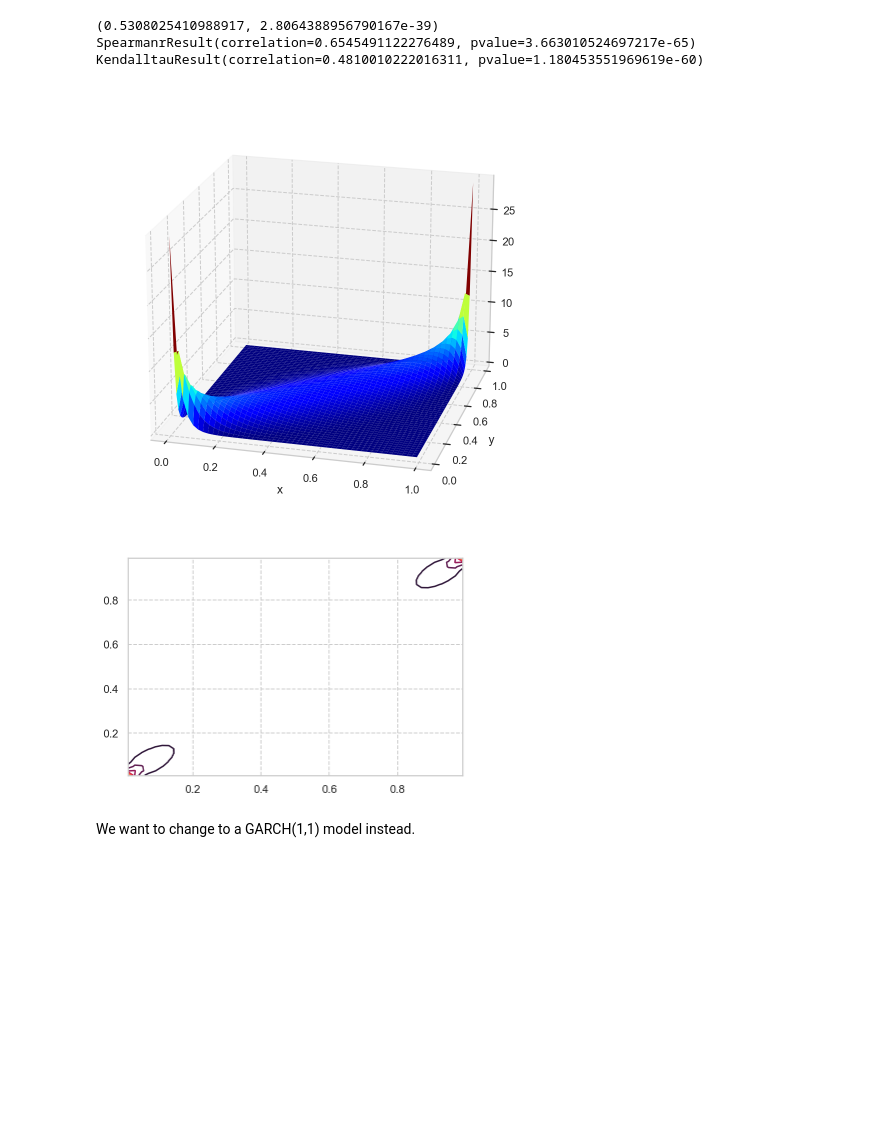
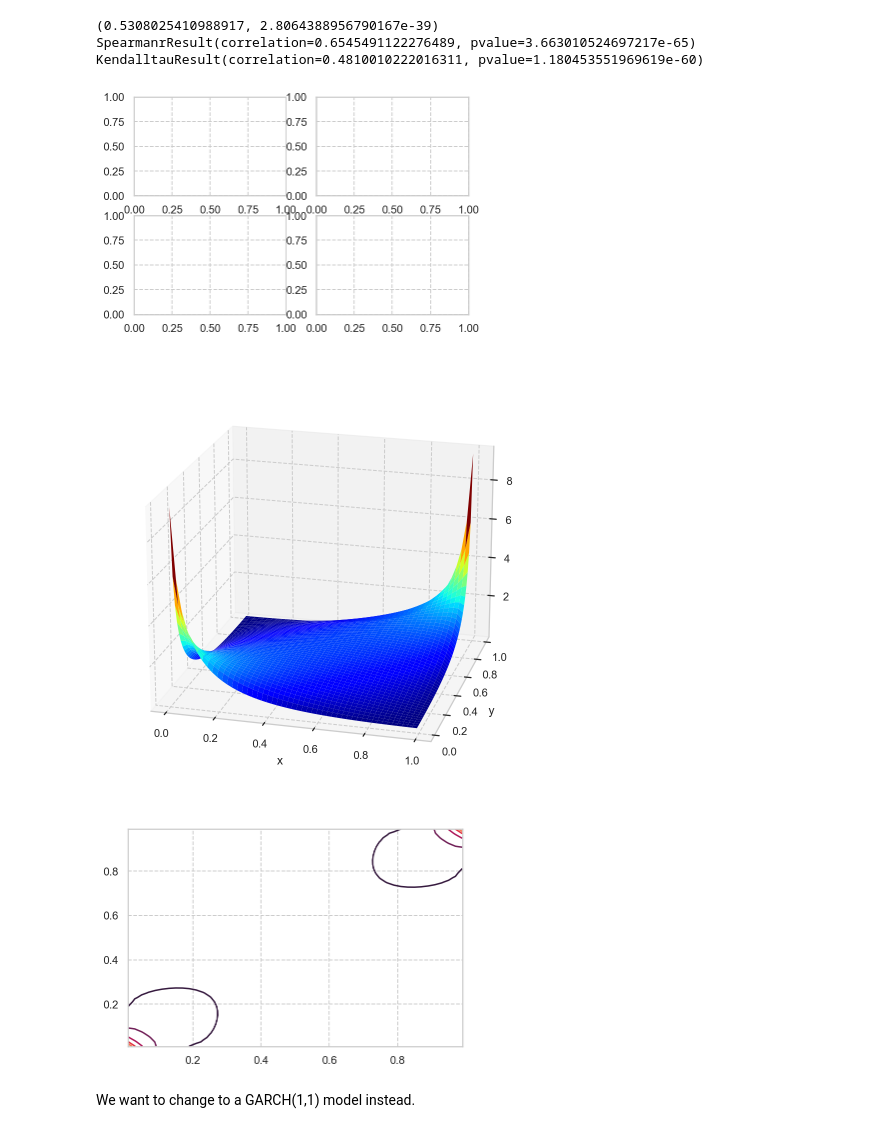
Before and after one commit to Sinbad-The-Sailor/Financial-Mathematics-Notebooks, a Jupyter notebook: dependency_modelling.ipynb, the cells around one changed output. Saved outputs shown, nothing was run; the diff lists cells and outputs as text; code cells hidden in the pictures; blank space fills up the shorter version.

```diff
--- a/dependency_modelling.ipynb
+++ b/dependency_modelling.ipynb
@@ -218,33 +261,36 @@ print(stats.kendalltau(x, y))
 SpearmanrResult(correlation=0.6545491122276489, pvalue=3.663010524697217e-65)
 KendalltauResult(correlation=0.4810010222016311, pvalue=1.180453551969619e-60)
 # %%
+fig, axs = plt.subplots(2, 2)
+
 X = np.linspace(0.01, 0.99)
 Y = np.linspace(0.01, 0.99)
 Z = []
 for i in range(len(X)):
     u1 = X[i]
     inner = []
     for j in range(len(Y)):
         u2 = Y[j]
-        inner.append(normal_copula_canonical(u1, u2, 0.9))
+        inner.append(normal_copula_canonical(u1, u2, 0.6))
     Z.append(inner)
 
 X, Y = np.meshgrid(X, Y)
 Z = np.array(Z)
 fig = plt.figure()
-ax = plt.axes(projection='3d')
-ax.plot_surface(X, Y, Z , cmap='jet', edgecolor='none')
-ax.set_xlabel('x')
-ax.set_ylabel('y')
+axs[0, 0] = plt.axes(projection='3d')
+axs[0, 0].plot_surface(X, Y, Z , cmap='jet', edgecolor='none')
+axs[0, 0].set_xlabel('x')
+axs[0, 0].set_ylabel('y')
 fig.set_size_inches(8, 8)
-ax.view_init(20, -75)
+axs[0, 0].view_init(20, -75)
 plt.show()
 
 plt.contour(X, Y, Z)
 plt.show()
 # %% [output]
-[figure, old version]
+[figure, new version]
-[figure, old version]
+[figure, new version]
+[figure, added]
 # %% [markdown]
 We want to change to a GARCH(1,1) model instead.
 # %%
```
Also changed, not shown: parts of 24 cells of this notebook.
